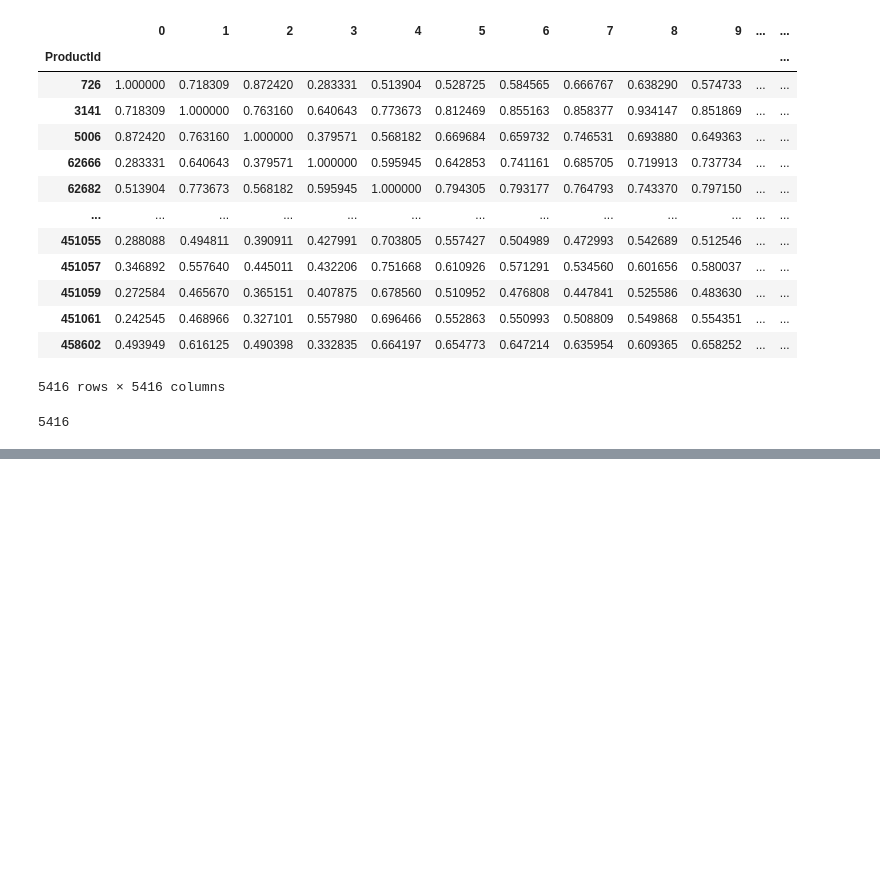
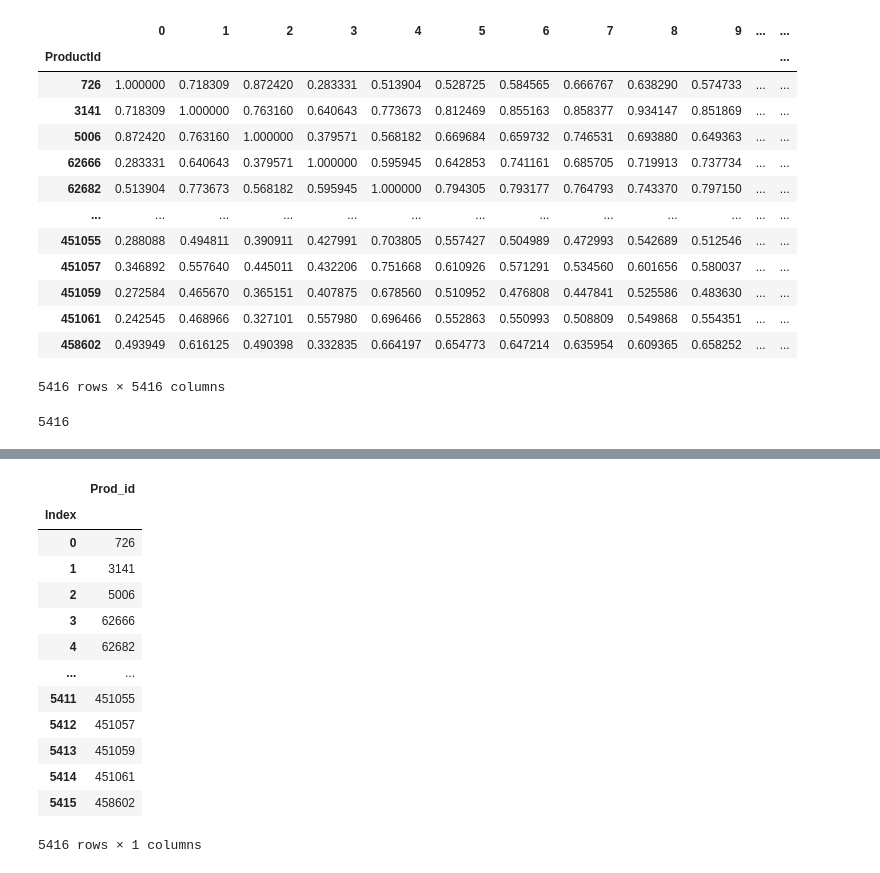
Before and after one commit to cecxli/prod_similarity_optio, a Jupyter notebook: Similarity.ipynb, the cells around one changed output, grey strips where cells are left out. Drawn from its saved outputs; the diff is of its cells as text; code cells hidden in the pictures; blank space fills up the shorter version.

```diff
--- a/Similarity.ipynb
+++ b/Similarity.ipynb
@@ -68,4 +92,25 @@ cos_sim_data.index.nunique()
 map_df = pd.DataFrame()
 map_df['Index'] = prod_df.index
 map_df['Prod_id'] = prod_df['ProductId']
+# %%
+map_df = pd.read_csv('./Data/Mapping.csv')
+# %%
+map_df.set_index('Index',inplace=True)
+# %%
+map_df
+# %% [output]
+|  | Prod_id |
+| Index |  |
+| 0 | 726 |
+| 1 | 3141 |
+| 2 | 5006 |
+| 3 | 62666 |
+| 4 | 62682 |
+| ... | ... |
+| 5411 | 451055 |
+| 5412 | 451057 |
+| 5413 | 451059 |
+| 5414 | 451061 |
+| 5415 | 458602 |
+5416 rows × 1 columns
 # %%
```
Also changed, not shown: parts of 10 cells of this notebook, 4 other files.
